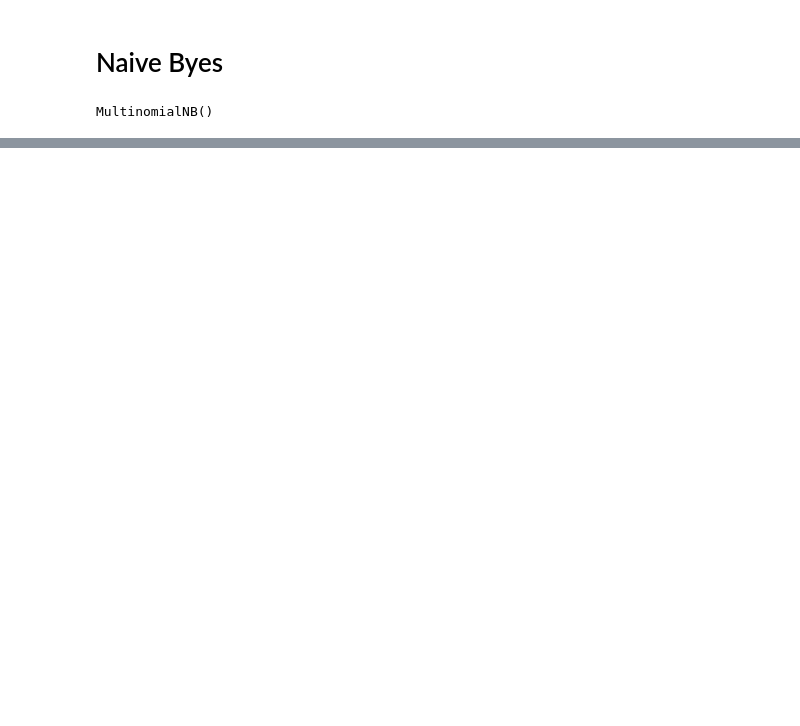
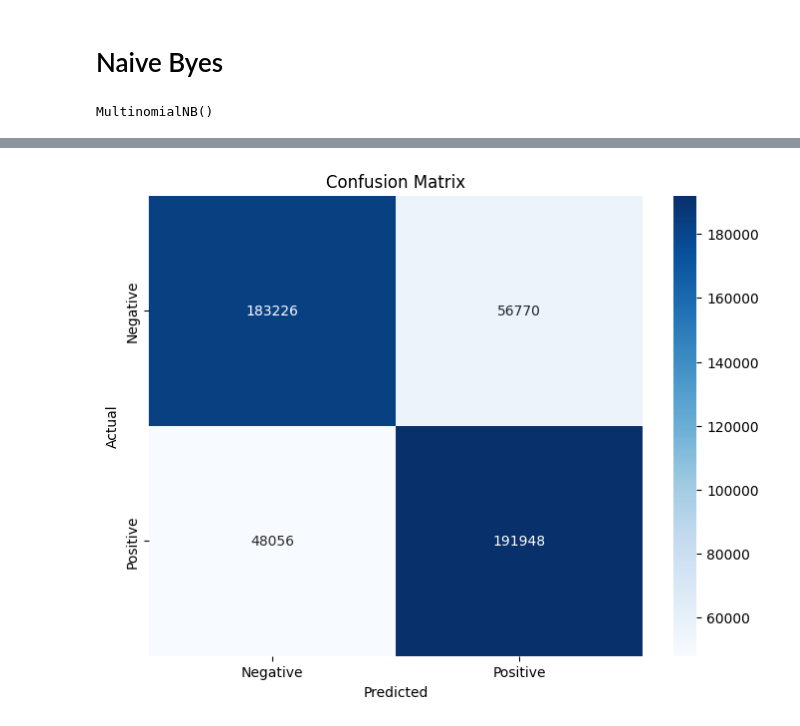
Before and after one commit to Gaurav-88074/DS-Project, a Jupyter notebook: p_code.ipynb, the cells around one changed output, grey strips where cells are left out. Cells and saved outputs as stored; diff of their text form; code cells hidden in the pictures; blank space fills up the shorter version.

```diff
--- a/p_code.ipynb
+++ b/p_code.ipynb
@@ -227,0 +262,16 @@ plt.show()
+# %%
+X_logistic_regression = df['cleaned_text']
+y_logistic_regression = df['sentiment']
+
+X_train_lr, X_test_lr, y_train_lr, y_test_lr = train_test_split(
+    X_logistic_regression,
+    y_logistic_regression,
+    test_size = 0.3,
+    random_state = 1
+)
+vectorizer_lr  = TfidfVectorizer()
+X_train_vec_lr = vectorizer.fit_transform(X_train_lr)
+X_test_vec_lr  = vectorizer.transform(X_test_lr)
+# %%
+classifier = LogisticRegression(random_state = 0)
+classifier.fit(X_train_vec_lr, y_train_lr)
@@ -227,0 +280,3 @@ plt.show()
+# %%
+y_pred_lr = classifier.predict(X_test_vec_lr)
+print(accuracy_score(y_test_lr, y_pred_lr))
@@ -227,0 +296,11 @@ plt.show()
+# %%
+cm = confusion_matrix(y_test_lr, y_pred_lr)
+
+plt.figure(figsize=(8, 6))
+sns.heatmap(cm, annot=True, fmt='d', cmap='Blues', xticklabels=['Negative', 'Positive'], yticklabels=['Negative', 'Positive'])
+plt.ylabel('Actual')
+plt.xlabel('Predicted')
+plt.title('Confusion Matrix')
+plt.show()
+# %% [output]
+[figure, added]
```
Also changed, not shown: parts of 11 cells of this notebook, 7 other files.
